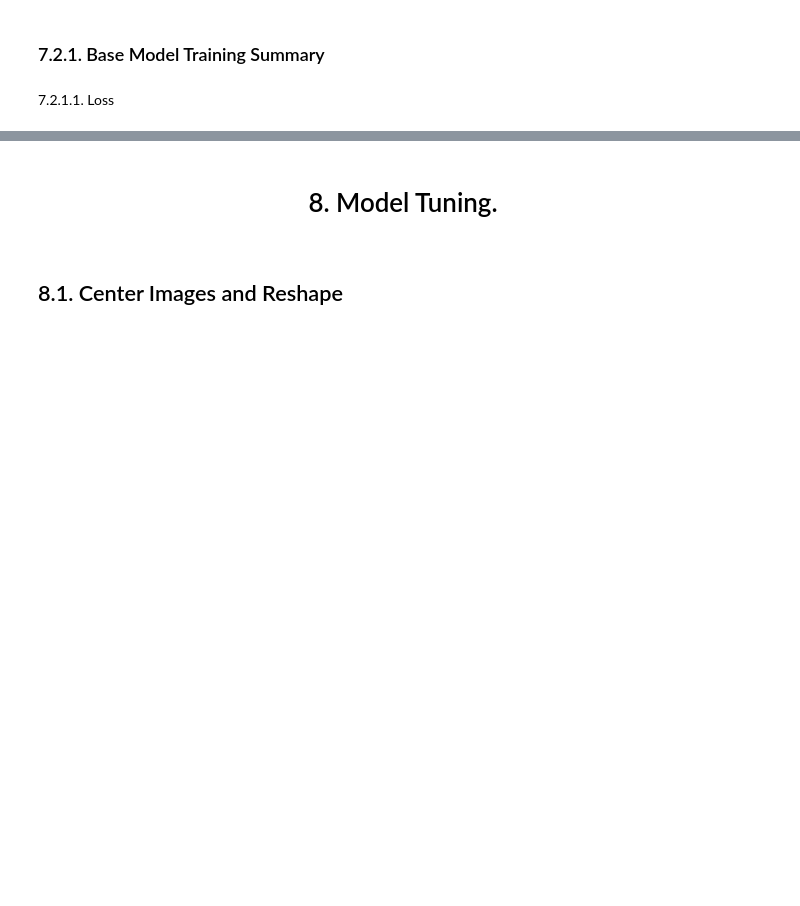
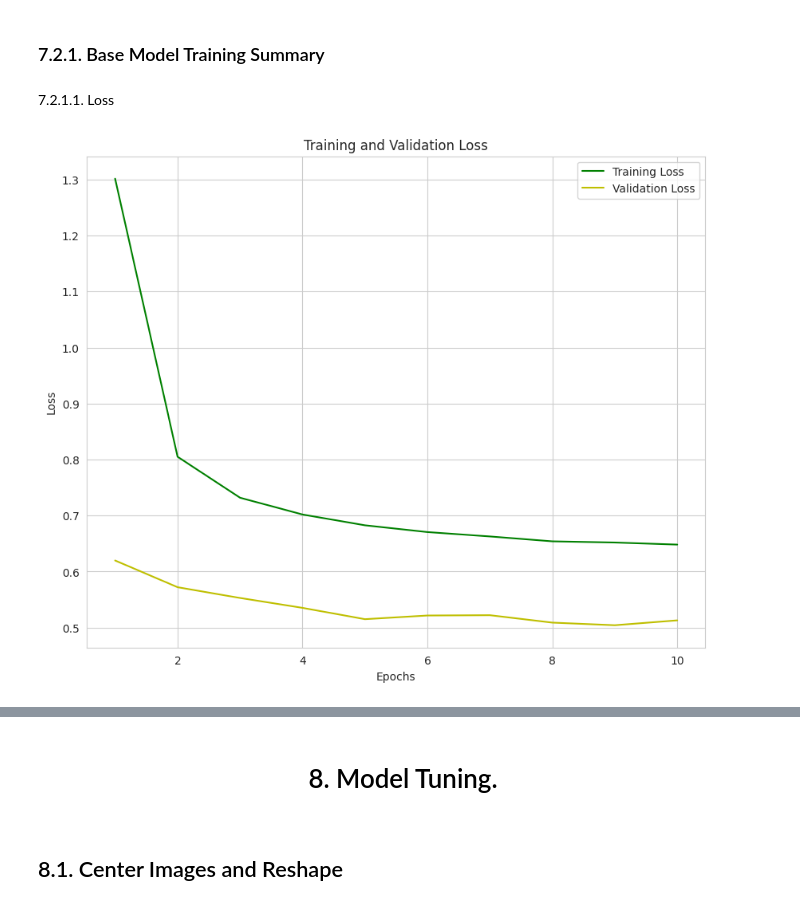
Before and after one commit to adikamunyao/dataClan, a Jupyter notebook: Patch_I.ipynb, the cells around one changed output, grey strips where cells are left out. Saved outputs shown, nothing was run; the diff lists cells and outputs as text; code cells hidden in the pictures; blank space fills up the shorter version.

```diff
--- a/Patch_I.ipynb
+++ b/Patch_I.ipynb
@@ -335,10 +395,6 @@ plt.show()
 # %% [markdown]
 <h3>6.1.1 Validation Split
 # %%
-# Normalize pixel values to be between 0 and 1
-emnist_train_images = emnist_train_images / 255.0
-emnist_test_images = emnist_test_images / 255.0
-
 emnist_train_images, emnist_val_images, emnist_train_labels, emnist_val_labels = train_test_split(
     emnist_train_images, emnist_train_labels, test_size=0.1, random_state=42)
 
@@ -394,6 +457,14 @@ datagen = ImageDataGenerator(rotation_range=10,
 datagen.fit(emnist_train_images)
 
 # Train the model with modified batch size and epochs
-history = model.fit(datagen.flow(emnist_train_images, emnist_train_labels, batch_size=128),
+base_history = model.fit(datagen.flow(emnist_train_images, emnist_train_labels, batch_size=256),
                     epochs=10,
                     validation_data=(emnist_val_images, emnist_val_labels))
+
+# # Save the history object
+# with open('history.pickle', 'wb') as f:
+#     pickle.dump(history.history, f)
+
+
+# with open('history.pickle', 'rb') as f:
+#     base_saved_history = pickle.load(f)
@@ -425,9 +480,22 @@ Epoch 10/10
 <h3>7.2.1. Base Model Training Summary
 # %%
 # Get the training and validation loss and accuracy values from the model history
-train_loss = history.history['loss']
-val_loss = history.history['val_loss']
-train_acc = history.history['accuracy']
-val_acc = history.history['val_accuracy']
+train_loss = base_history.history['loss']
+val_loss = base_history.history['val_loss']
+train_acc = base_history.history['accuracy']
+val_acc = base_history.history['val_accuracy']
 # %% [markdown]
 <h>7.2.1.1. Loss
+# %%
+# Line plots of the loss values over each epoch
+epochs = range(1, len(train_loss) + 1)
+fig, ax = plt.subplots(figsize=(10, 8))
+ax.plot(epochs, train_loss, 'g', label='Training Loss')
+ax.plot(epochs, val_loss, 'y', label='Validation Loss')
+ax.set_title('Training and Validation Loss')
+ax.set_xlabel('Epochs')
+ax.set_ylabel('Loss')
+ax.legend()
+plt.show()
+# %% [output]
+[figure, added]
```
Also changed, not shown: parts of 59 cells of this notebook, 1 other file.
